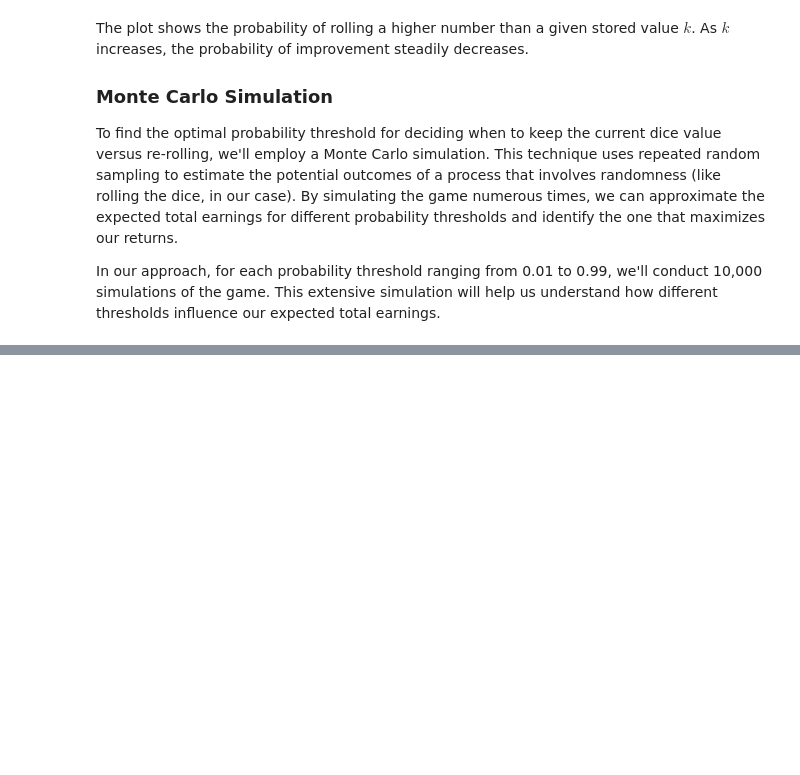
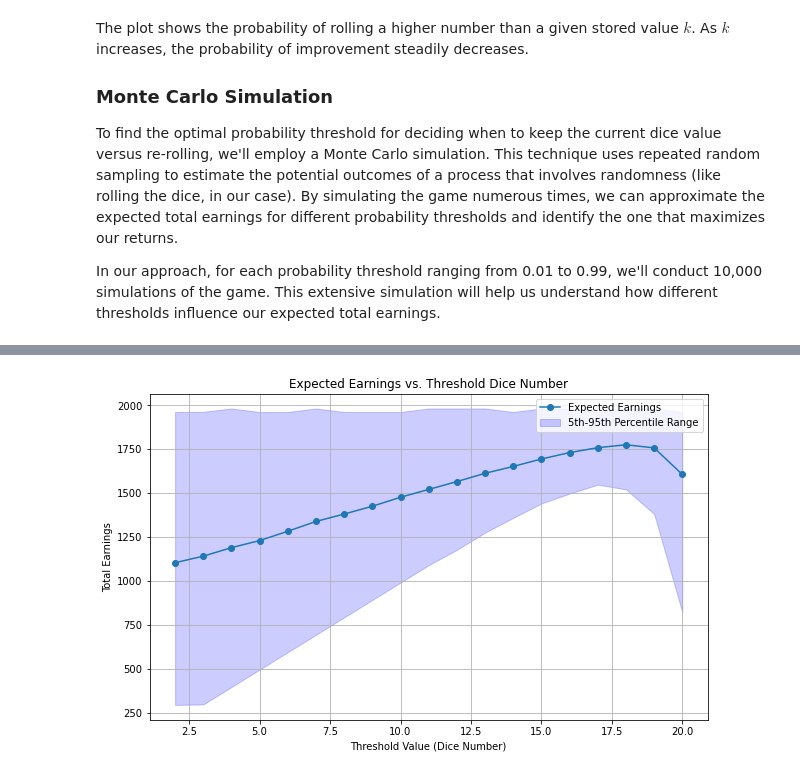
Before and after one commit to gzark1/monte-carlo, a Jupyter notebook: monte_carlo_dice_game.ipynb, the cells around one changed output, grey strips where cells are left out. Saved outputs shown, nothing was run; the diff lists cells and outputs as text; code cells hidden in the pictures; blank space fills up the shorter version.

Commit message:
Analyze the threshold dice strategy with statistic metrics, introduce Risk-Averse Strategy and Calculate Expected Earnings with math.

```diff
--- a/monte_carlo_dice_game.ipynb
+++ b/monte_carlo_dice_game.ipynb
@@ -101,6 +91,11 @@ This is the expected value we have in each one of our re-rolls. Each roll is a *
 
 We will create a python class `Dice`to encapsulate the dice logic.
 # %%
+import random
+
+# setting random seed for repro
+random.seed(10)
+
 class Dice:
     """Represents a fair n-sided dice."""
 
@@ -109,7 +104,7 @@ class Dice:
 
     def roll(self):
         """Simulates rolling the dice, returning a random integer between 1 and n."""
-        return np.random.randint(1, self.sides + 1)
+        return random.randint(1, self.sides)
 
     def expected_value(self):
         """Compute expected value of rolling the dice."""
@@ -394,0 +404,61 @@ Which is quite favorable, considering the theoretical maximum earning is 1980.
+# %%
+# Define the threshold-based strategy function
+def threshold_based_strategy(dice, tries=100, simulations=10000, threshold_value=10):
+    """Simulates the strategy where the player keeps only if the roll is at least threshold_value."""
+    earnings = []
+
+    for _ in range(simulations):
+        tries_left = tries
+        stored_value = 1  # Start with 1
+        total_money = 0
+
+        while tries_left > 0:
+            if stored_value < threshold_value:  # If stored value is too low, roll again
+                stored_value = dice.roll()
+                tries_left -= 1
+            else:
+                total_money = stored_value * tries_left
+                break  # Stop the game
+
+        earnings.append(total_money)
+
+    return {
+        "Threshold": threshold_value,
+        "Expected_Earnings": np.mean(earnings),
+        "Std_Dev": np.std(earnings),
+        "5th_Percentile": np.percentile(earnings, 5),
+        "95th_Percentile": np.percentile(earnings, 95),
+    }
+
+# Initialize dice
+dice = Dice(sides=20)
+simulations = 10000
+
+# Run the strategy for different threshold values (1-20)
+threshold_values = np.arange(2, 21)
+results = []
+
+for threshold in threshold_values:
+    results.append(threshold_based_strategy(dice, simulations=simulations, threshold_value=threshold))
+
+# Convert results to DataFrame
+results_df = pd.DataFrame(results)
+# Ensure numeric types and handle any NaN values
+results_df = results_df.apply(pd.to_numeric, errors='coerce')
+
+# Drop any rows with NaN values (if any)
+results_df = results_df.dropna()
+# Display the DataFrame
+print(results_df)
+
+# Plot the results
+plt.figure(figsize=(10, 6))
+plt.plot(results_df['Threshold'].to_numpy(), results_df['Expected_Earnings'].to_numpy(), marker='o', linestyle='-', label="Expected Earnings")
+plt.fill_between(results_df['Threshold'], results_df['5th_Percentile'], results_df['95th_Percentile'], color='blue', alpha=0.2, label="5th-95th Percentile Range")
+plt.xlabel('Threshold Value (Dice Number)')
+plt.ylabel('Total Earnings')
+plt.title('Expected Earnings vs. Threshold Dice Number')
+plt.legend()
+plt.grid(True)
+plt.show()
+# %% [output]
@@ -394,0 +485 @@ Which is quite favorable, considering the theoretical maximum earning is 1980.
+[figure, added]
```
Also changed, not shown: parts of 24 cells of this notebook, 2 other files.
